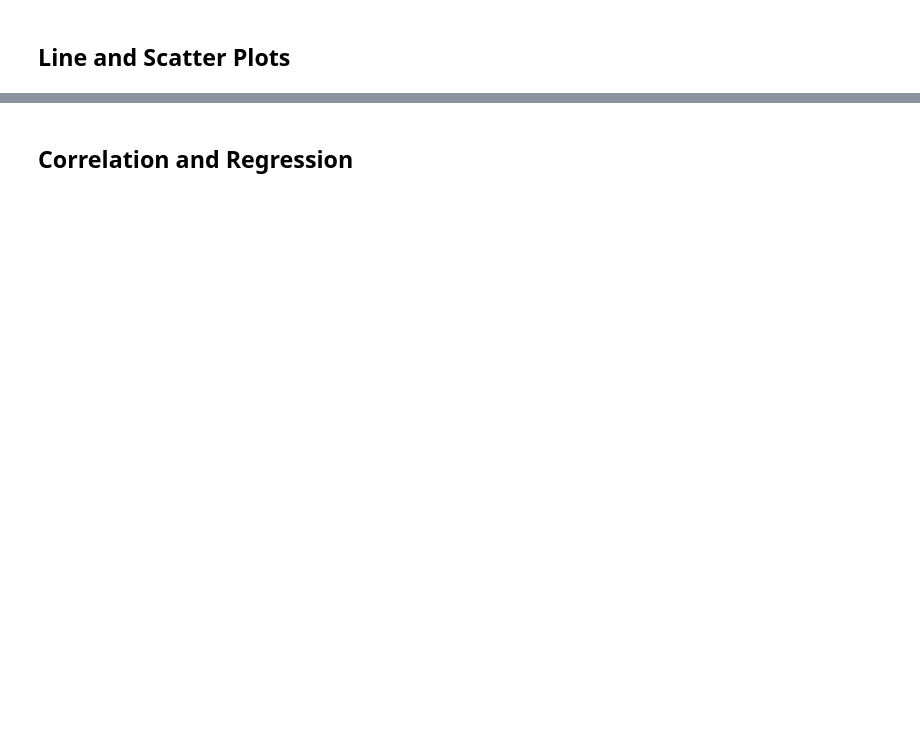
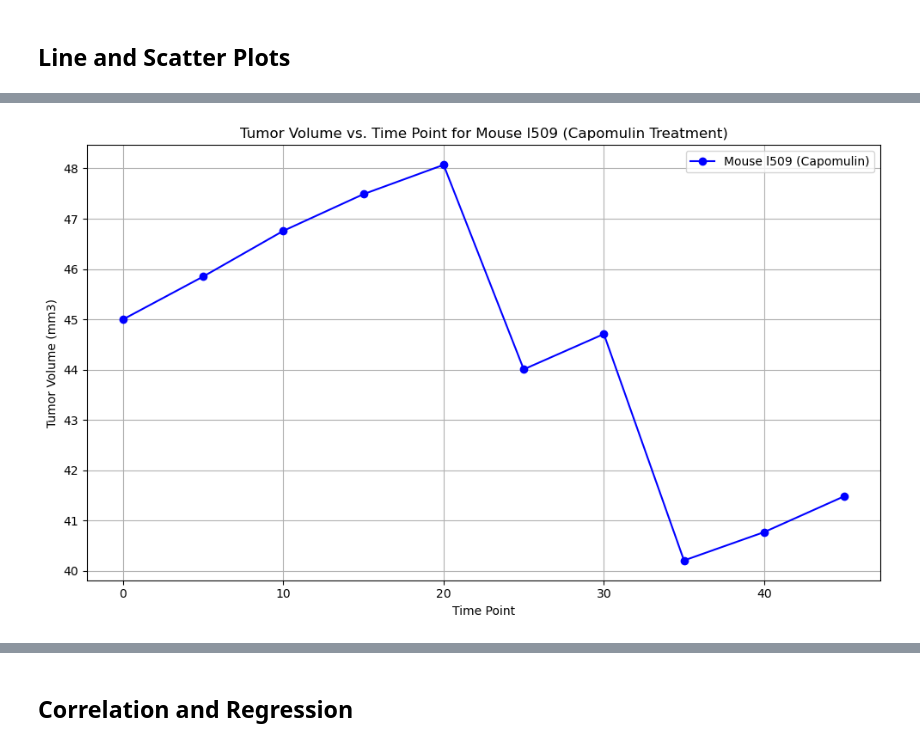
Before and after one commit to a-dhil/matplotlib-challenge, a Jupyter notebook: Pymaceuticals/pymaceuticals_starter.ipynb, the cells around one changed output, grey strips where cells are left out. Drawn from its saved outputs; the diff is of its cells as text; code cells hidden in the pictures; blank space fills up the shorter version.

```diff
--- a/Pymaceuticals/pymaceuticals_starter.ipynb
+++ b/Pymaceuticals/pymaceuticals_starter.ipynb
@@ -231,0 +299,25 @@ Ceftamin's potential outliers: Series([], Name: Tumor Volume (mm3), dtype: float
+# %%
+# Generate a line plot of tumor volume vs. time point for a single mouse treated with Capomulin
+
+
+# Filter the data for mouse ID "I509" and Capomulin treatment
+mouse_id = 'l509'
+capomulin_data = clean_study_data_complete[
+    (clean_study_data_complete['Mouse ID'] == mouse_id) &
+    (clean_study_data_complete['Drug Regimen'] == 'Capomulin')
+]
+
+
+plt.figure(figsize=(10, 6))
+plt.plot(capomulin_data['Timepoint'], capomulin_data['Tumor Volume (mm3)'], marker='o', linestyle='-', color='b', label=f"Mouse {mouse_id} (Capomulin)")
+plt.title(f'Tumor Volume vs. Time Point for Mouse {mouse_id} (Capomulin Treatment)')
+plt.xlabel('Time Point')
+plt.ylabel('Tumor Volume (mm3)')
+plt.legend()  # Add a legend
+
+# Display the plot
+plt.grid(True)
+plt.tight_layout()
+plt.show()
+# %% [output]
+[figure, added]
```
Also changed, not shown: parts of 9 cells of this notebook.
